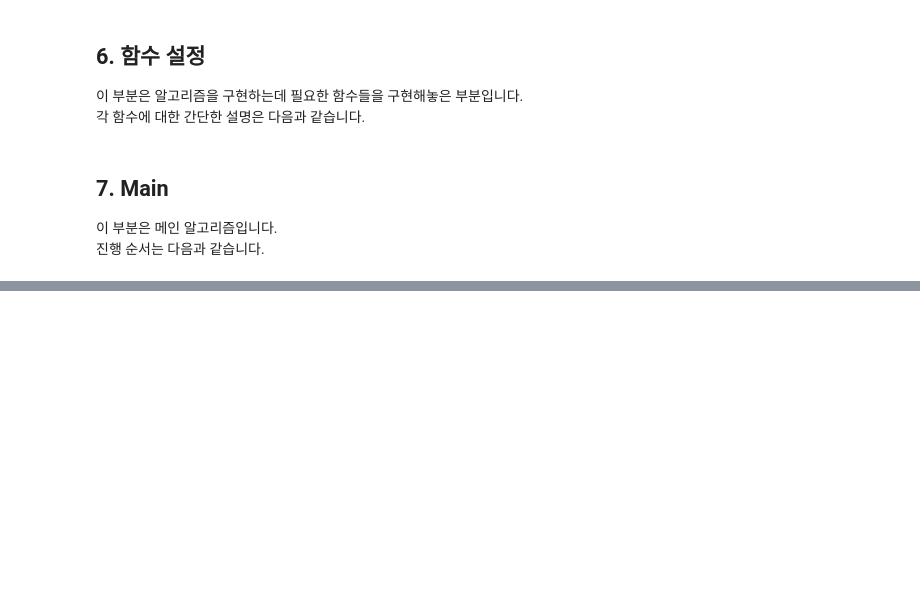
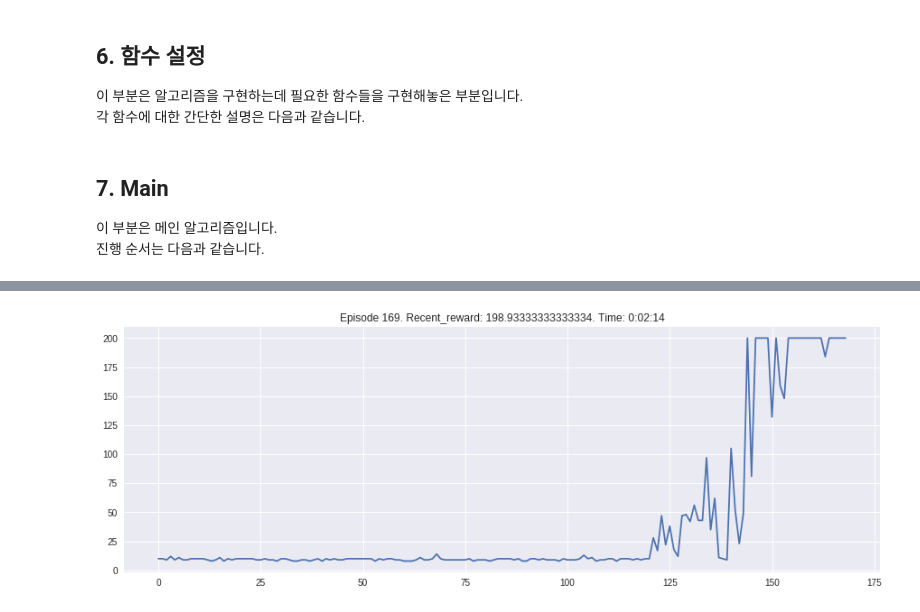
Before and after one commit to reinforcement-learning-kr/distributional_rl, a Jupyter notebook: 1_CartPole_C51/C51_tensorflow.ipynb, the cells around one changed output, grey strips where cells are left out. Cells and saved outputs as stored; diff of their text form; code cells hidden in the pictures; blank space fills up the shorter version.

```diff
--- a/1_CartPole_C51/C51_tensorflow.ipynb
+++ b/1_CartPole_C51/C51_tensorflow.ipynb
@@ -72,5 +260,72 @@ DQN과 동일하게 network은 `일반 network`와 `target network` 2가지가
+# %%
+def replay_memory_add(memory_buffer,s,a,r,s_,d):
+  memory_buffer += [(s,a,r,s_,d)]
+  if len(memory_buffer) > MEMORY_SIZE:
+    memory_buffer = memory_buffer[-MEMORY_SIZE:]
+
+  return memory_buffer
+# %%
+def learn(memory_buffer):
+  minibatch = np.vstack(random.sample(memory_buffer, MINIBATCH_SIZE))
+  bs = np.vstack(minibatch[:, 0])
+  ba = np.vstack(minibatch[:, 1])
+  br = np.vstack(minibatch[:, 2])
+  bs_ = np.vstack(minibatch[:, 3])
+  bd = np.vstack(minibatch[:, 4])
+
+  m_prob = projection_dist(br, bs_, bd)
+
+  sess.run(agent.train_op, {agent.S: bs, agent.A: ba, agent.M: m_prob})
 # %% [markdown]
 ## 7. Main
 
  이 부분은 메인 알고리즘입니다. <br>
  진행 순서는 다음과 같습니다.
+# %%
+all_rewards = []
+recent_rlist = deque(maxlen=15)
+recent_rlist.append(0)
+episode, frame = 0, 0
+start = timer()
+memory_buffer = []
+
+# Train agent
+while np.mean(recent_rlist) <= 197:
+  episode += 1
+
+  rall, count = 0, 0
+  done = False
+  s = env.reset()
+
+  while not done:
+    frame += 1
+    count += 1
+
+    action = agent.choose_action(s)
+
+    s_, r, done, l = env.step(action)
+
+    replay_memory_add(memory_buffer, s, action.astype(float), r, s_, int(done))
+    s = s_
+
+    rall += r
+
+    if frame > TRAIN_START:
+      if (frame - TRAIN_START) % TARGET_UPDATE == 0:
+        update_target_net()
+
+      learn(memory_buffer)
+
+  recent_rlist.append(rall)
+  all_rewards.append(rall)
+
+  print("Episode:{} | Frames:{} | Reward:{} |Recent reward:{}".format(episode, frame, rall,
+                                                                                np.mean(recent_rlist)))
+
+
+plt.figure(figsize=(15, 5))
+plt.title('Episode %s. Recent_reward: %s. Time: %s' % (
+            len(all_rewards), np.mean(recent_rlist), timedelta(seconds=int(timer() - start))))
+plt.plot(all_rewards)
+plt.show()
+# %% [output]
@@ -76,0 +349 @@ DQN과 동일하게 network은 `일반 network`와 `target network` 2가지가
+[figure, added]
```
Also changed, not shown: parts of 11 cells of this notebook.
